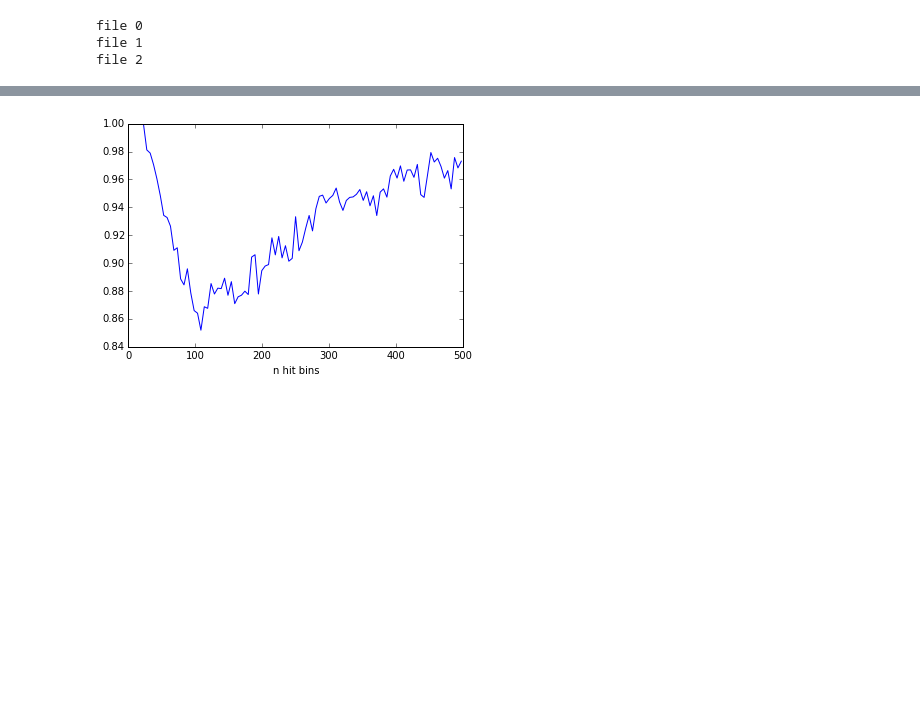
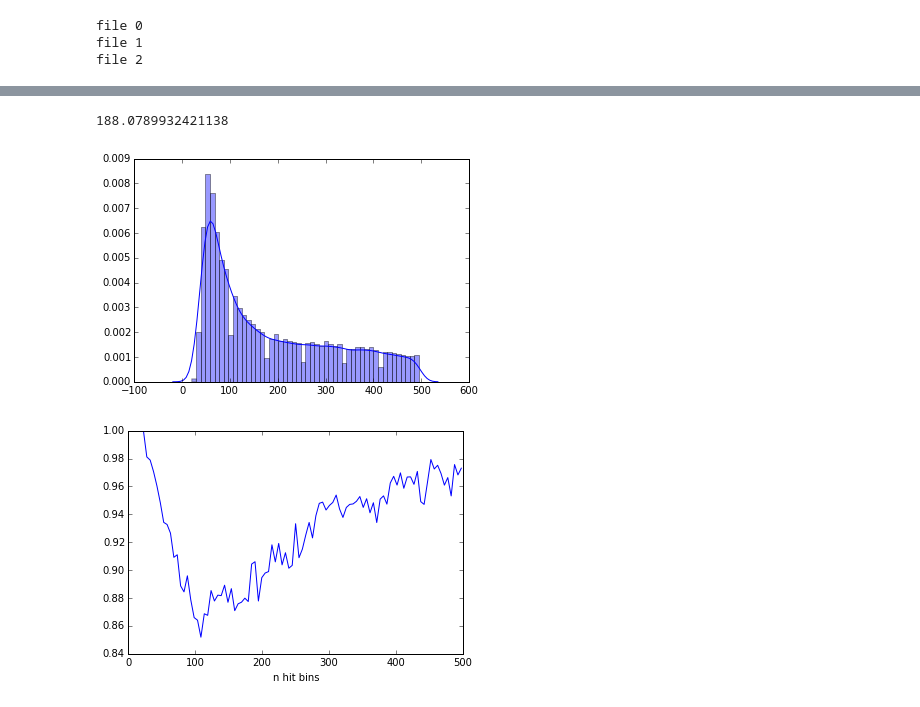
Before and after one commit to johk95/DeepIceLearning, a Jupyter notebook: johannes/updownclassification_3/evaluation.ipynb, the cells around one changed output, grey strips where cells are left out. Cells and saved outputs as stored; diff of their text form; code cells hidden in the pictures; blank space fills up the shorter version.

```diff
--- a/johannes/updownclassification_3/evaluation.ipynb
+++ b/johannes/updownclassification_3/evaluation.ipynb
@@ -295,5 +329,15 @@ print '\n'.join(["{:9.2f}  {:.3f} {:5d}".format(c,a,b) for c,a,b in zip(x_bins[:
 # %%
 y_acc_zero = np.array([i if i is not None else 0.0 for i in y_acc])
+# %%
+from functools import reduce
+distp = []
+for i, n in enumerate(len(k) for k in y_acc_data):
+    distp += n*[i]
+sns.distplot([x_bins[i] for i in distp])
+np.mean(x_bins[[distp]])
+# %% [output]
+188.0789932421138
+[figure, added]
 # %%
 plt.figure()
 plotbins=x_bins[:-1]+float(x_bins[-1]-x_bins[0])/(len(x_bins)-1)/2
```
Also changed, not shown: parts of 23 cells of this notebook, 9 other files.
